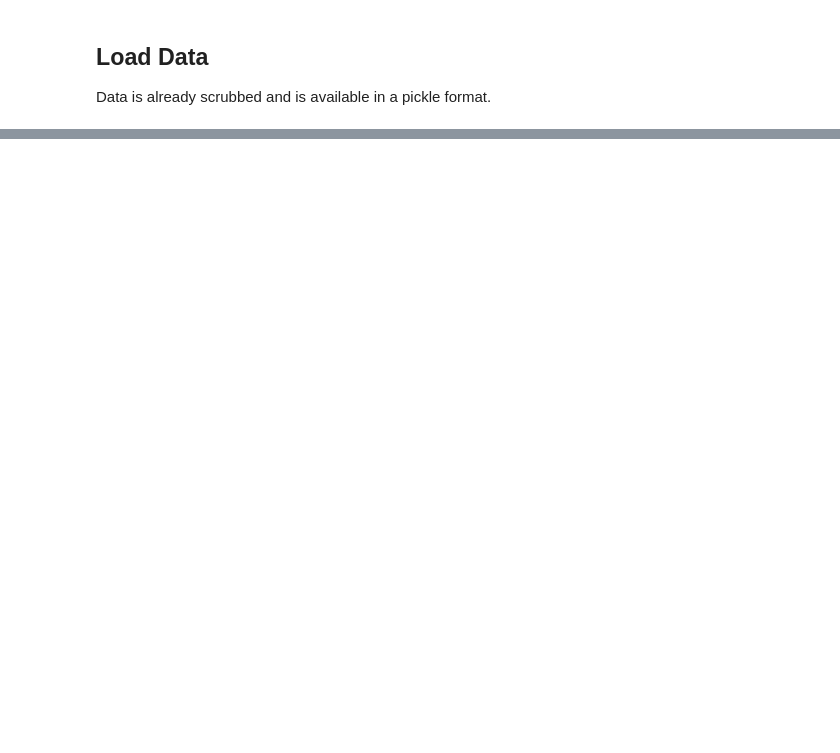
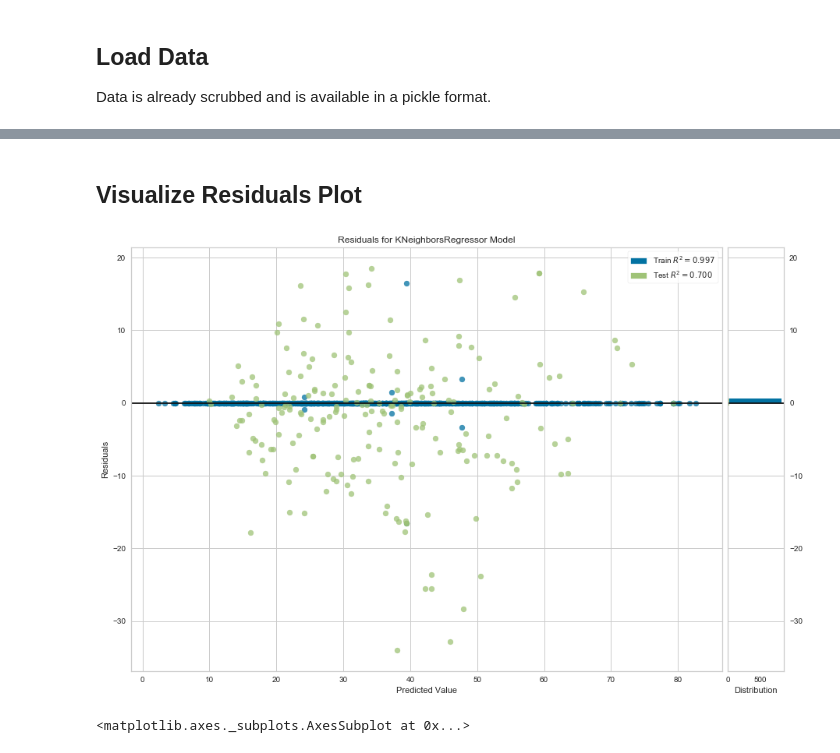
Before and after one commit to dev-desai/uot_ml_tp, a Jupyter notebook: K Neighbors Regression.ipynb, the cells around one changed output, grey strips where cells are left out. Drawn from its saved outputs; the diff is of its cells as text; code cells hidden in the pictures; blank space fills up the shorter version.

```diff
--- a/K Neighbors Regression.ipynb
+++ b/K Neighbors Regression.ipynb
@@ -17,0 +32,8 @@ print(X_train.shape, y_train.shape, X_test.shape, y_test.shape)
+# %%
+params = {'n_neighbors': range(2, 50),
+          'weights':['distance', 'uniform']}
+
+knr_model = GridSearchCV(KNeighborsRegressor(), params, cv=5, scoring='neg_mean_squared_error', iid=False,
+                         return_train_score=True)
+
+knr_model.fit(X_train, y_train)
@@ -17,0 +57,3 @@ print(X_train.shape, y_train.shape, X_test.shape, y_test.shape)
+# %%
+# get the best estimator
+knr = knr_model.best_estimator_
@@ -17,0 +117,10 @@ print(X_train.shape, y_train.shape, X_test.shape, y_test.shape)
+# %% [markdown]
+## Visualize Residuals Plot
+# %%
+visualizer = ResidualsPlot(knr, size=(1080, 720))
+visualizer.fit(X_train, y_train)
+visualizer.score(X_test, y_test)  # Evaluate the model on the test data
+visualizer.show()
+# %% [output]
+[figure, added]
+<matplotlib.axes._subplots.AxesSubplot at 0x...>
```
Also changed, not shown: parts of 27 cells of this notebook.
